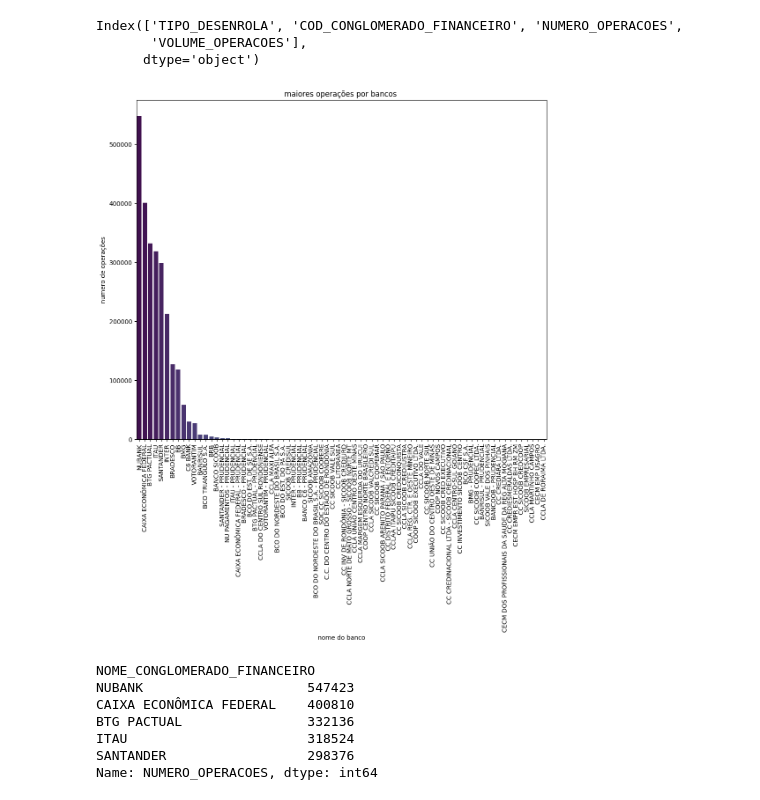
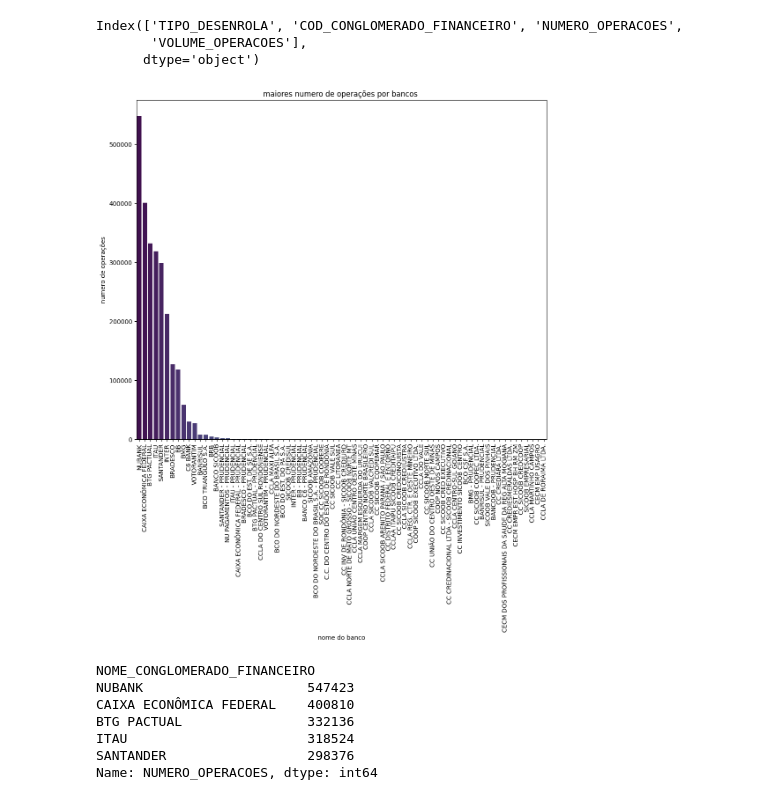
Before and after one commit to WesleySouza13/Projeto-Risco-de-Credito---Desenrola-Brasil, a Jupyter notebook: notebooks/notebook.ipynb, the cells around one changed output. Cells and saved outputs as stored; diff of their text form; code cells hidden in the pictures.

```diff
--- a/notebooks/notebook.ipynb
+++ b/notebooks/notebook.ipynb
@@ -213,15 +232,15 @@ Index(['TIPO_DESENROLA', 'COD_CONGLOMERADO_FINANCEIRO', 'NUMERO_OPERACOES',
 # %%
 #bancos que mais realizaram operações
 group_bank = df2.groupby('NOME_CONGLOMERADO_FINANCEIRO')['NUMERO_OPERACOES'].sum().sort_values(ascending=False)
 plt.figure(figsize=(12,10))
-plt.title('maiores operações por bancos ')
+plt.title('maiores numero de operações por bancos ')
 sns.barplot(group_bank, palette='viridis')
 plt.xlabel('nome do banco')
 plt.ylabel('numero de operações')
 plt.xticks(rotation=(90))
 plt.show()
 # %% [output]
-[figure, old version]
+[figure, new version]
 # %%
 #top 5 bancos que mais realizaram operações no desenrola brasil
 group_bank.head(5)
```
Also changed, not shown: parts of 28 cells of this notebook.
